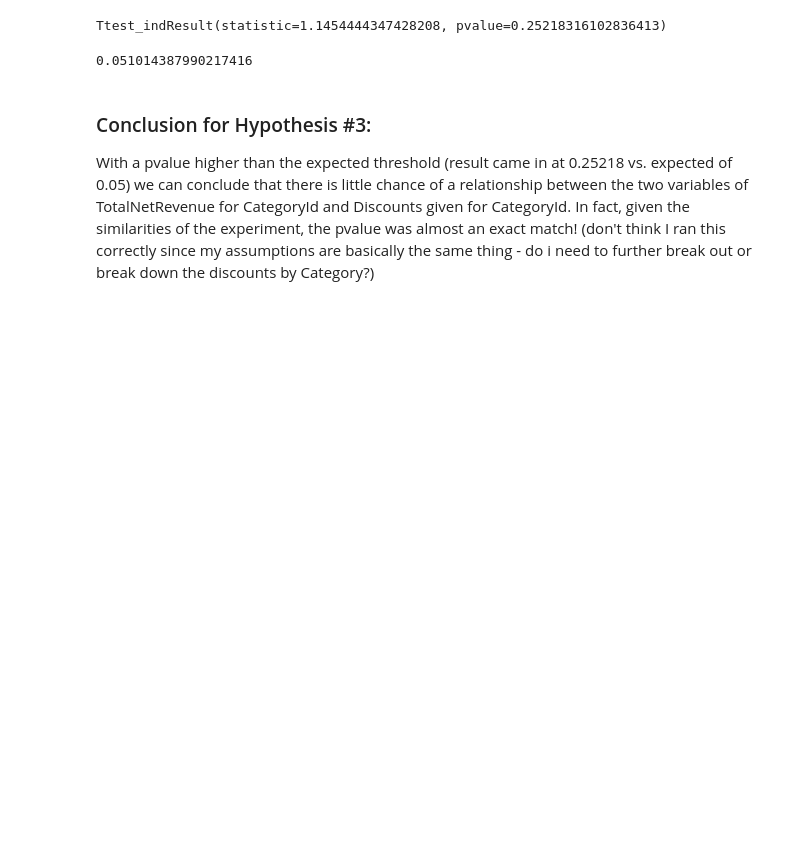
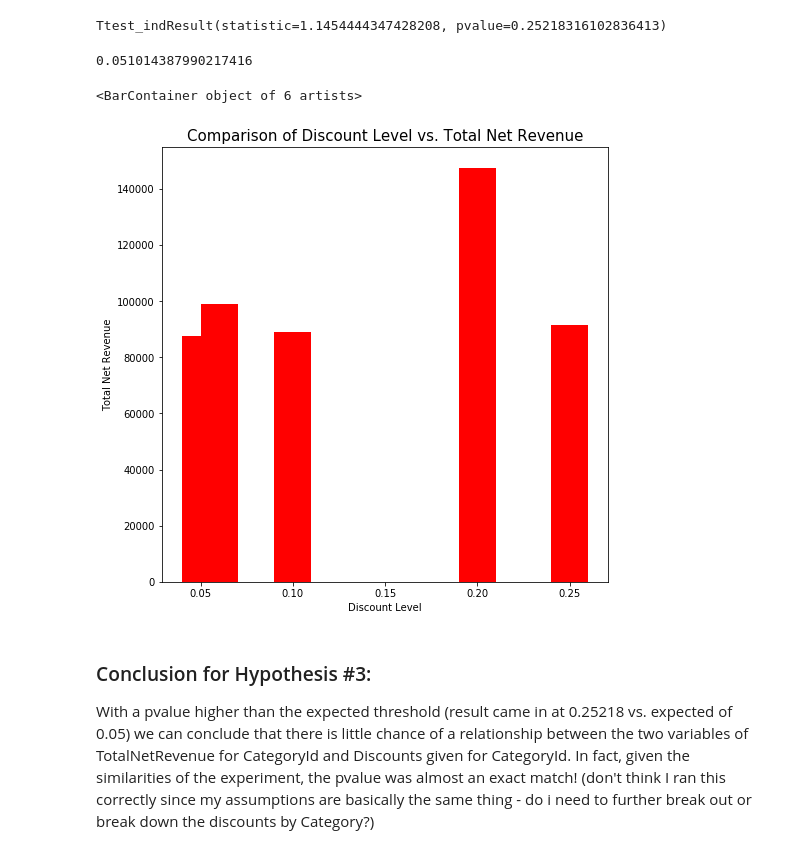
Before and after one commit to witchlane/dsc-mod-3-project-online-ds-sp-000, a Jupyter notebook: MOD-3-PROJECT.ipynb, the cells around one changed output. Drawn from its saved outputs; the diff is of its cells as text; code cells hidden in the pictures; blank space fills up the shorter version.

```diff
--- a/MOD-3-PROJECT.ipynb
+++ b/MOD-3-PROJECT.ipynb
@@ -644,6 +675,21 @@ Ttest_indResult(statistic=1.1454444347428208, pvalue=0.25218316102836413)
 Cohens_d(Product_and_Order_Detail_discount['TotalNetRevenue'], Product_and_Order_Detail_no_discount['TotalNetRevenue'])
 # %% [output]
 0.051014387990217416
+# %%
+# chart out the revenue generated by discount level for Beverages
+plt.figure(figsize=(8,8))
+y = Product_and_Order_Detail_discount.groupby('Discount')['TotalNetRevenue'].sum()
+x = Product_and_Order_Detail_discount['Discount'].unique()
+
+plt.xlabel('Discount Level')
+plt.ylabel('Total Net Revenue')
+
+plt.title('Comparison of Discount Level vs. Total Net Revenue', fontsize=15)
+
+plt.bar(x,y, width=0.02, color='red')
+# %% [output]
+<BarContainer object of 6 artists>
+[figure, added]
 # %% [markdown]
 ### Conclusion for Hypothesis #3:
 With a pvalue higher than the expected threshold (result came in at 0.25218 vs. expected of 0.05) we can conclude that there is little chance of a relationship between the two variables of TotalNetRevenue for CategoryId and Discounts given for CategoryId.  In fact, given the similarities of the experiment, the pvalue was almost an exact match!  (don't think I ran this correctly since my assumptions are basically the same thing - do i need to further break out or break down the discounts by Category?)
```
Also changed, not shown: parts of 6 cells of this notebook.
